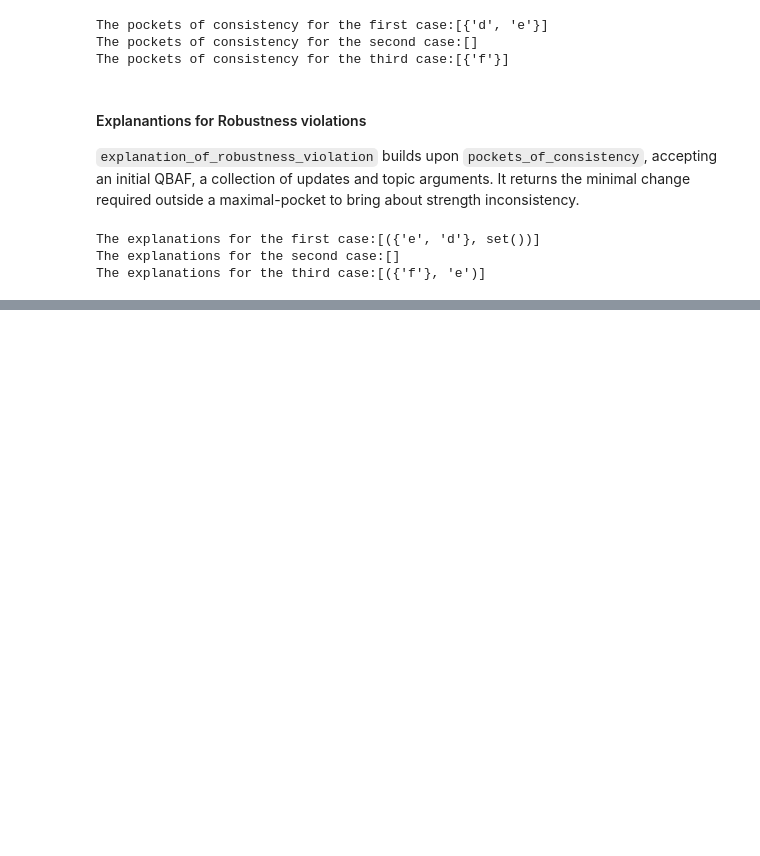
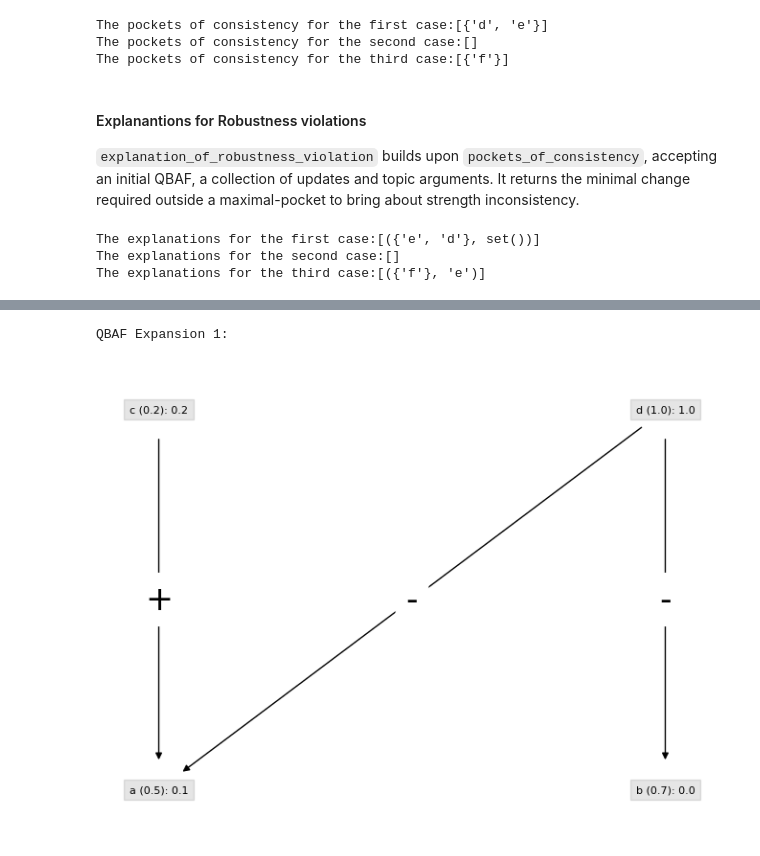
Before and after one commit to TimKam/Quantitative-Bipolar-Argumentation, a Jupyter notebook: examples.ipynb, the cells around one changed output, grey strips where cells are left out. Cells and saved outputs as stored; diff of their text form; code cells hidden in the pictures; blank space fills up the shorter version.

```diff
--- a/examples.ipynb
+++ b/examples.ipynb
@@ -722,0 +792,6 @@ The explanations for the third case:[({'f'}, 'e')]
+# %%
+print("QBAF Expansion 1:")
+visualize(Q_1, with_fs=True, round_to=6)
+# %% [output]
+QBAF Expansion 1:
+[figure, added]
```
Also changed, not shown: parts of 28 cells of this notebook, 1 other file.
